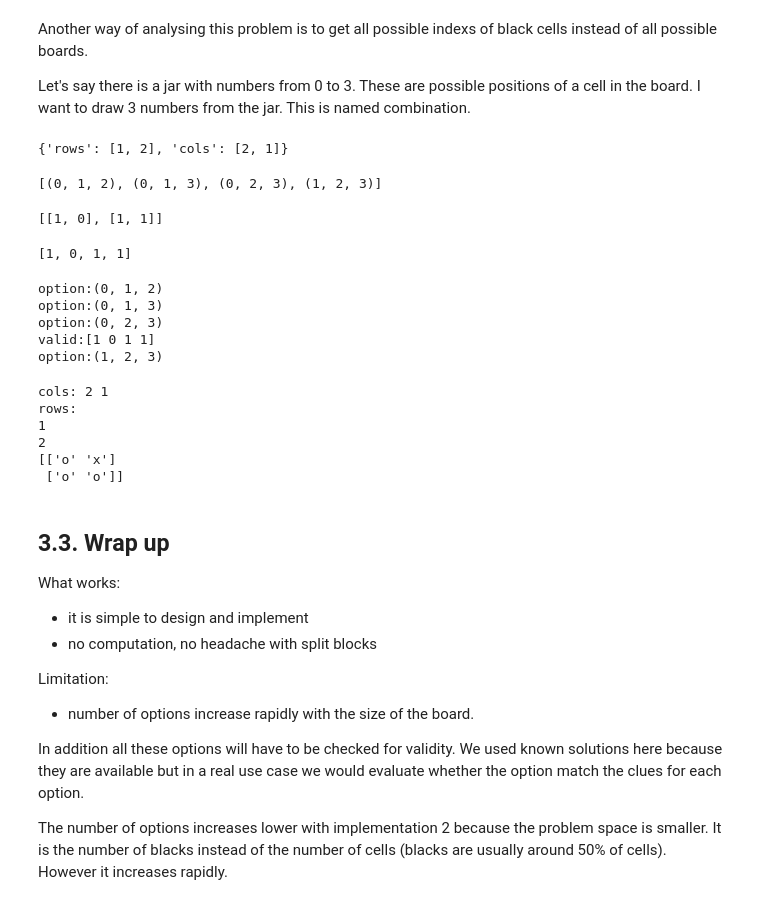
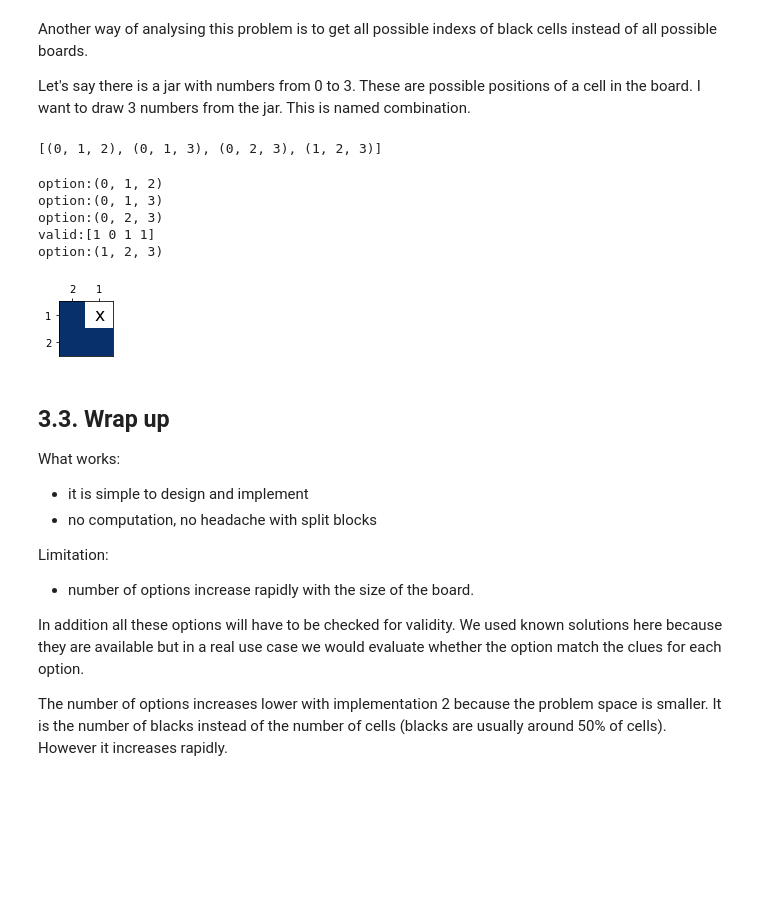
Before and after one commit to cfalguiere/python_experiments, a Jupyter notebook: nono/05-POCs.ipynb, the cells around one changed output. Saved outputs shown, nothing was run; the diff lists cells and outputs as text; code cells hidden in the pictures; blank space fills up the shorter version.

```diff
--- a/nono/05-POCs.ipynb
+++ b/nono/05-POCs.ipynb
@@ -425,7 +179,3 @@ rows:
 Another way of analysing this problem is to get all possible indexs of black cells instead of all possible boards.
 
 Let's say there is a jar with numbers from 0 to 3. These are possible positions of a cell in the board. I want to draw 3 numbers from the jar. This is named combination.
-# %%
-clues2x2
-# %% [output]
-{'rows': [1, 2], 'cols': [2, 1]}
@@ -435,23 +182,19 @@ cells_count = len(clues2x2['rows']) * len(clues2x2['cols'])
-# %%
-from itertools import combinations, tee
-# want to get 3 positions in a range 0 - 4 where 4 is the number of cells
-# we want each position to be unique thus no replacement
-combinations_iterator, debug_iterator = tee(combinations(range(cells_count), black_count))
-list(debug_iterator)
-# %% [output]
-[(0, 1, 2), (0, 1, 3), (0, 2, 3), (1, 2, 3)]
 # %%
 # create the game engine
-engine = GameEngine(clues2x2, solution2x2)
-engine.solution.tolist()
+puzzle2x2 = Puzzle(clues2x2)
+game2x2 = GameEngine(puzzle2x2, solution2x2)
+board2x2 = game2x2.board
-# %% [output]
-[[1, 0], [1, 1]]
-# %%
-# reshape flat the list into a 1D array
-flat_solution = engine.solution.reshape(cells_count).tolist()
-flat_solution
-# %% [output]
-[1, 0, 1, 1]
+# %%
+from itertools import combinations, tee
+# want to get 3 positions in a range 0 - 4 where 4 is the number of cells
+# we want each position to be unique thus no replacement
+values = range(puzzle2x2.cells_count)
+nb_drawn = puzzle2x2.required_blacks_count
+temp_combinations_iterator = combinations(values, nb_drawn)
+combinations_iterator, debug_iterator = tee(temp_combinations_iterator)
+list(debug_iterator)
+# %% [output]
+[(0, 1, 2), (0, 1, 3), (0, 2, 3), (1, 2, 3)]
 # %%
 import numpy as np
 
@@ -477,14 +219,9 @@ option:(0, 2, 3)
 valid:[1 0 1 1]
 option:(1, 2, 3)
 # %%
-board2x2.prettyprint()
+game2x2.show_board()
 # %% [output]
-cols: 2 1
-rows:
-1
-2
-[['o' 'x']
- ['o' 'o']]
+[figure, added]
 # %% [markdown]
 ## 3.3. Wrap up
 
```
Also changed, not shown: parts of 74 cells of this notebook, 2 other files.
